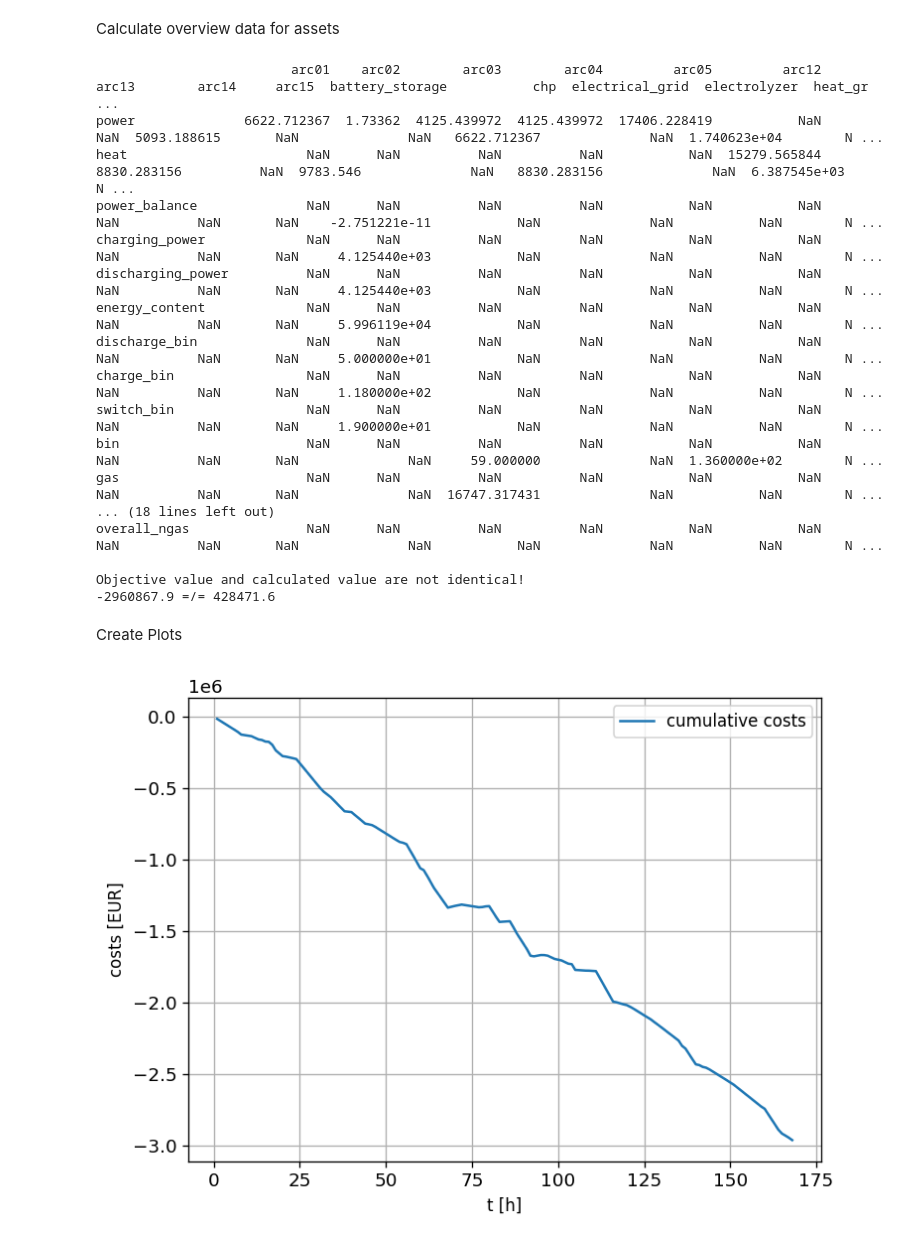
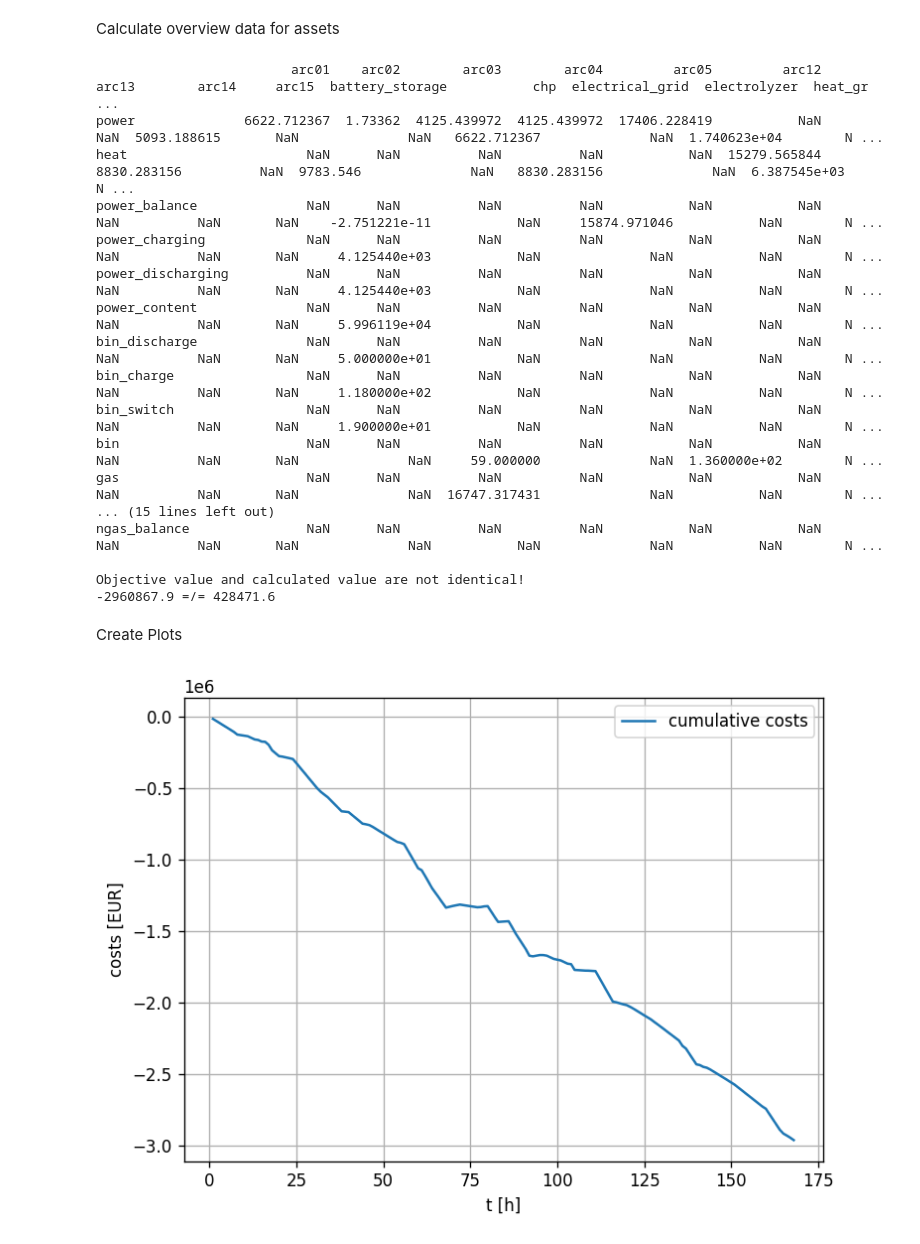
Before and after one commit to HTWK-Interconnected-Energy-Systems/BURN4H2, a Jupyter notebook: postprocessing/postprocessing.ipynb, the cells around one changed output. Cells and saved outputs as stored; diff of their text form; code cells hidden in the pictures.

Commit message:
Added additional plots.

```diff
--- a/postprocessing/postprocessing.ipynb
+++ b/postprocessing/postprocessing.ipynb
@@ -96,11 +96,10 @@ class Assets:
         to the solver results."""
 
         result = sum(
-            self.asset_data['ngas_grid']['overall_ngas'] * self.input_data['gas_price'] +
-            self.asset_data['electrical_grid']['overall_power'] * self.input_data['power_price'] +
-            self.asset_data['hydrogen_grid']['overall_hydrogen'] * self.input_data['gas_price'] * 5.0
-            # self.asset_data['hydrogen_grid']['overall_hydrogen'] * self.input_data['gas_price'] * 5.0 -
-            # self.asset_data['heat_grid']['feedin_heat'] * 100
+            self.asset_data['ngas_grid']['ngas_balance'] * self.input_data['gas_price'] +
+            self.asset_data['electrical_grid']['power_balance'] * self.input_data['power_price'] +
+            self.asset_data['hydrogen_grid']['overall_hydrogen'] * self.input_data['gas_price'] * 5.0 -
+            self.asset_data['heat_grid']['feedin_heat'] * 100
             )
         result = round(result, 1)
 
@@ -123,17 +122,17 @@ assets.check_objective_value()
                          arc01    arc02        arc03        arc04         arc05         arc12        arc13        arc14     arc15  battery_storage           chp  electrical_grid  electrolyzer  heat_gr ...
 power              6622.712367  1.73362  4125.439972  4125.439972  17406.228419           NaN          NaN  5093.188615       NaN              NaN   6622.712367              NaN  1.740623e+04        N ...
 heat                       NaN      NaN          NaN          NaN           NaN  15279.565844  8830.283156          NaN  9783.546              NaN   8830.283156              NaN  6.387545e+03        N ...
-power_balance              NaN      NaN          NaN          NaN           NaN           NaN          NaN          NaN       NaN    -2.751221e-11           NaN              NaN           NaN        N ...
-charging_power             NaN      NaN          NaN          NaN           NaN           NaN          NaN          NaN       NaN     4.125440e+03           NaN              NaN           NaN        N ...
-discharging_power          NaN      NaN          NaN          NaN           NaN           NaN          NaN          NaN       NaN     4.125440e+03           NaN              NaN           NaN        N ...
-energy_content             NaN      NaN          NaN          NaN           NaN           NaN          NaN          NaN       NaN     5.996119e+04           NaN              NaN           NaN        N ...
-discharge_bin              NaN      NaN          NaN          NaN           NaN           NaN          NaN          NaN       NaN     5.000000e+01           NaN              NaN           NaN        N ...
-charge_bin                 NaN      NaN          NaN          NaN           NaN           NaN          NaN          NaN       NaN     1.180000e+02           NaN              NaN           NaN        N ...
-switch_bin                 NaN      NaN          NaN          NaN           NaN           NaN          NaN          NaN       NaN     1.900000e+01           NaN              NaN           NaN        N ...
+power_balance              NaN      NaN          NaN          NaN           NaN           NaN          NaN          NaN       NaN    -2.751221e-11           NaN     15874.971046           NaN        N ...
+power_charging             NaN      NaN          NaN          NaN           NaN           NaN          NaN          NaN       NaN     4.125440e+03           NaN              NaN           NaN        N ...
+power_discharging          NaN      NaN          NaN          NaN           NaN           NaN          NaN          NaN       NaN     4.125440e+03           NaN              NaN           NaN        N ...
+power_content              NaN      NaN          NaN          NaN           NaN           NaN          NaN          NaN       NaN     5.996119e+04           NaN              NaN           NaN        N ...
+bin_discharge              NaN      NaN          NaN          NaN           NaN           NaN          NaN          NaN       NaN     5.000000e+01           NaN              NaN           NaN        N ...
+bin_charge                 NaN      NaN          NaN          NaN           NaN           NaN          NaN          NaN       NaN     1.180000e+02           NaN              NaN           NaN        N ...
+bin_switch                 NaN      NaN          NaN          NaN           NaN           NaN          NaN          NaN       NaN     1.900000e+01           NaN              NaN           NaN        N ...
 bin                        NaN      NaN          NaN          NaN           NaN           NaN          NaN          NaN       NaN              NaN     59.000000              NaN  1.360000e+02        N ...
 gas                        NaN      NaN          NaN          NaN           NaN           NaN          NaN          NaN       NaN              NaN  16747.317431              NaN           NaN        N ...
-... (18 lines left out)
-overall_ngas               NaN      NaN          NaN          NaN           NaN           NaN          NaN          NaN       NaN              NaN           NaN              NaN           NaN        N ...
+... (15 lines left out)
+ngas_balance               NaN      NaN          NaN          NaN           NaN           NaN          NaN          NaN       NaN              NaN           NaN              NaN           NaN        N ...
 
 Objective value and calculated value are not identical!
 -2960867.9 =/= 428471.6
@@ -141,22 +140,22 @@ Objective value and calculated value are not identical!
 Create Plots
 # %%
 costs = (
-    assets.asset_data['ngas_grid']['overall_ngas'] * assets.input_data['gas_price'] +
-    assets.asset_data['electrical_grid']['overall_power'] * assets.input_data['power_price'] +
-    assets.asset_data['hydrogen_grid']['overall_hydrogen'] * assets.input_data['gas_price'] * 5.0 -
-    assets.asset_data['heat_grid']['feedin_heat'] * 100
+    assets.asset_data['ngas_grid']['ngas_balance'] * assets.input_data['gas_price'] +
+    assets.asset_data['electrical_grid']['power_balance'] * assets.input_data['power_price'] +
+    assets.asset_data['hydrogen_grid']['hydrogen_balance'] * assets.input_data['gas_price'] * 5.0 -
+    assets.asset_data['heat_grid']['heat_feedin'] * 100
 )
 
 
 plt.figure(dpi=120)
 costs.cumsum().plot(label='cumulative costs')
 plt.xlabel('t [h]')
 plt.ylabel('costs [EUR]')
 plt.grid()
 plt.legend()
 plt.tight_layout()
 # %% [output]
-[figure, old version]
+[figure, new version]
 # %%
 FONTSIZE = 12
 LABELSIZE = 11
```
Also changed, not shown: parts of 5 cells of this notebook.
